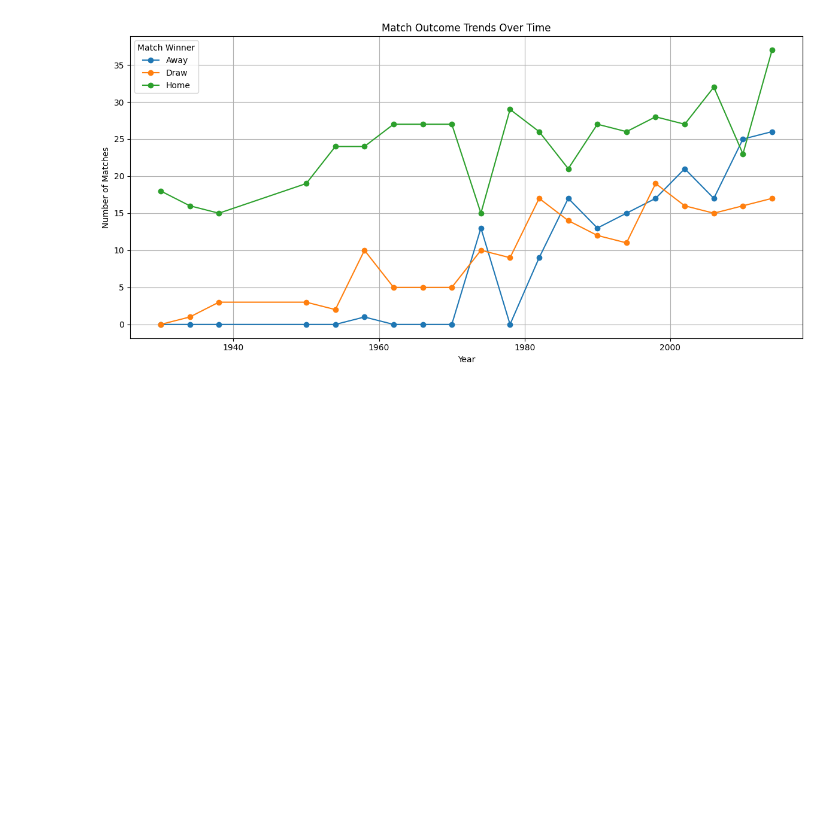
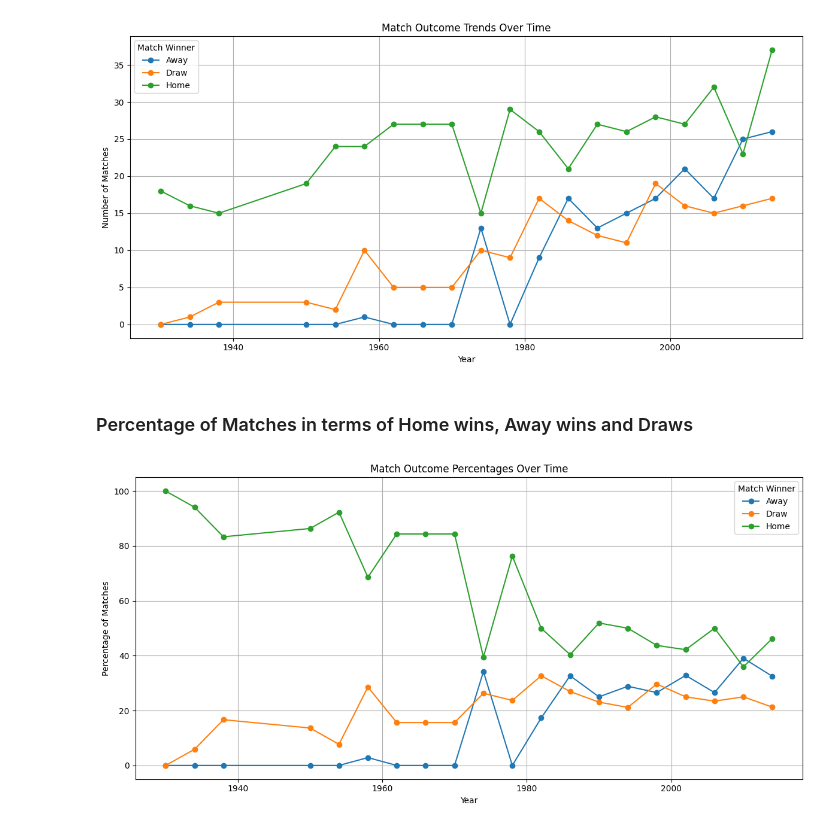
Before and after one commit to BarraHarrison/FIFA-World-Cup-Statistics, a Jupyter notebook: main.ipynb, the cells around one changed output. Drawn from its saved outputs; the diff is of its cells as text; code cells hidden in the pictures; blank space fills up the shorter version.

Commit message:
Data visual of which team wins the most matches

```diff
--- a/main.ipynb
+++ b/main.ipynb
@@ -109,3 +109,18 @@ plt.tight_layout()
 plt.show()
 # %% [output]
 [figure]
+# %% [markdown]
+### Percentage of Matches in terms of Home wins, Away wins and Draws
+# %%
+win_trend_percent = win_trend.div(win_trend.sum(axis=1), axis=0) * 100
+
+win_trend_percent.plot(kind='line', marker='o', figsize=(12, 6))
+plt.title('Match Outcome Percentages Over Time')
+plt.ylabel('Percentage of Matches')
+plt.xlabel('Year')
+plt.grid(True)
+plt.legend(title='Match Winner')
+plt.tight_layout()
+plt.show()
+# %% [output]
+[figure, added]
```
Also changed, not shown: parts of 4 cells of this notebook.
